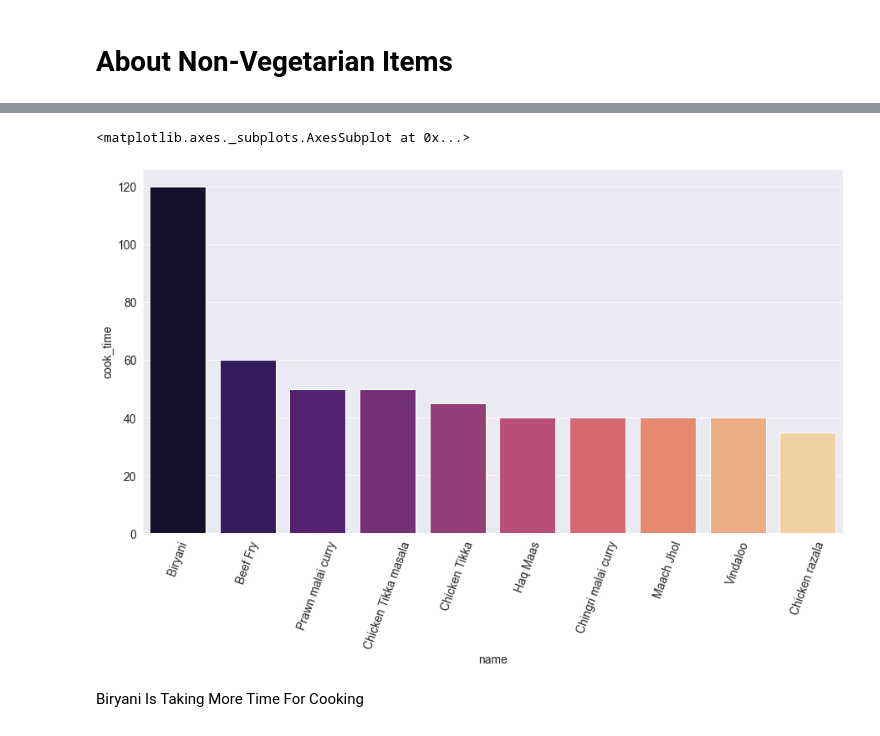
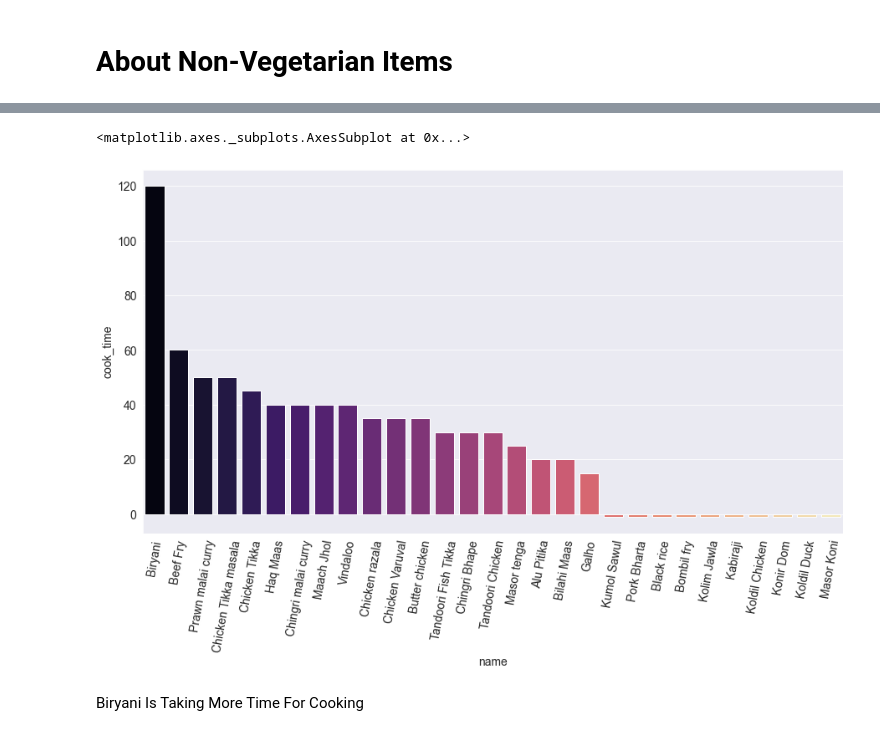
Before and after one commit to Arpan-tech-create/Exploratory_Data_Analysis, a Jupyter notebook: FOOD.ipynb, the cells around one changed output, grey strips where cells are left out. Cells and saved outputs as stored; diff of their text form; code cells hidden in the pictures.

```diff
--- a/FOOD.ipynb
+++ b/FOOD.ipynb
@@ -75,10 +61,10 @@ read1.shape
 # %% [markdown]
 # About Non-Vegetarian Items
 # %%
-col=read1[['name','diet','state','cook_time','region']]
+col=read1[['name','state','cook_time','region']]
 col_fet=read1.diet=='non vegetarian'
 # %%
 dish=col[col_fet]
-dish_df=dish.sort_values(by=['cook_time'],ascending=False).head(10)
+dish_df=dish.sort_values(by=['cook_time'],ascending=False)
 dish_df
 # %% [output]
@@ -96,10 +88,10 @@ dish_df
 # %%
 plt.figure(figsize=(15,8))
-plt.xticks(rotation = 70)
+plt.xticks(rotation = 80)
 sns.barplot(x='name',y='cook_time',palette='magma',data=dish_df)
 # %% [output]
 <matplotlib.axes._subplots.AxesSubplot at 0x...>
-[figure, old version]
+[figure, new version]
 # %% [markdown]
 Biryani Is Taking More Time For Cooking
 # %% [markdown]
```
Also changed, not shown: parts of 16 cells of this notebook.
